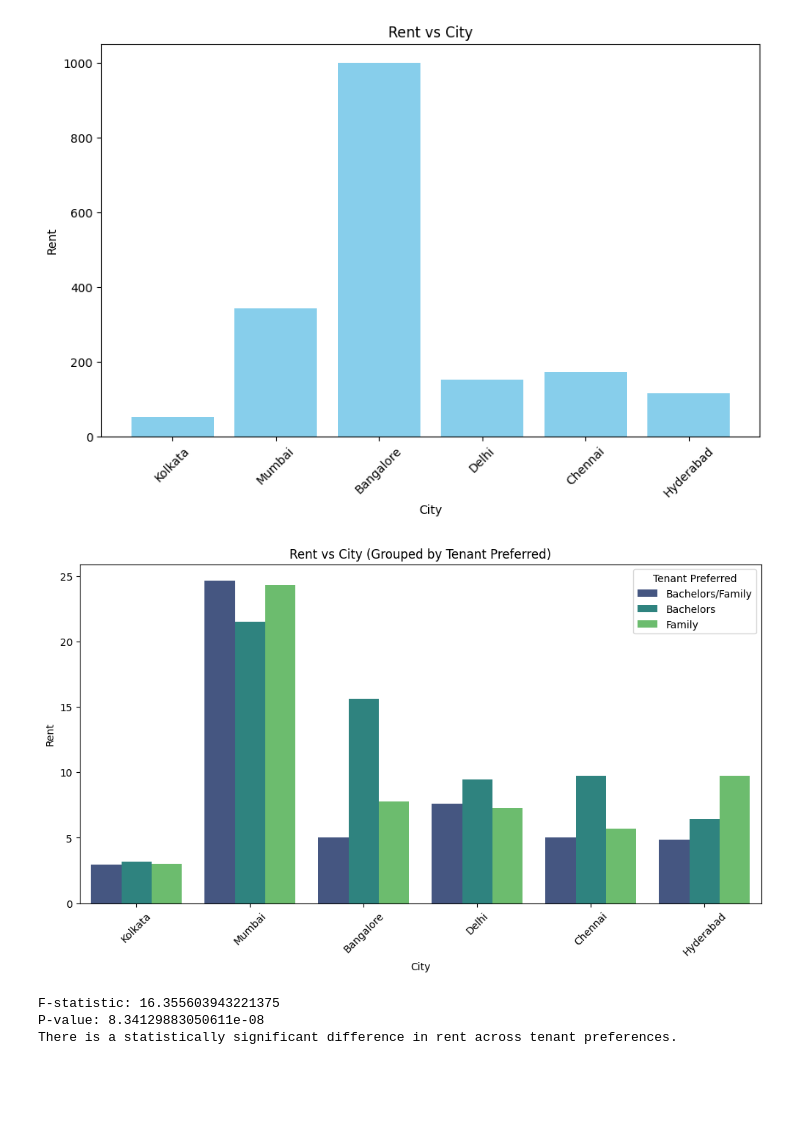
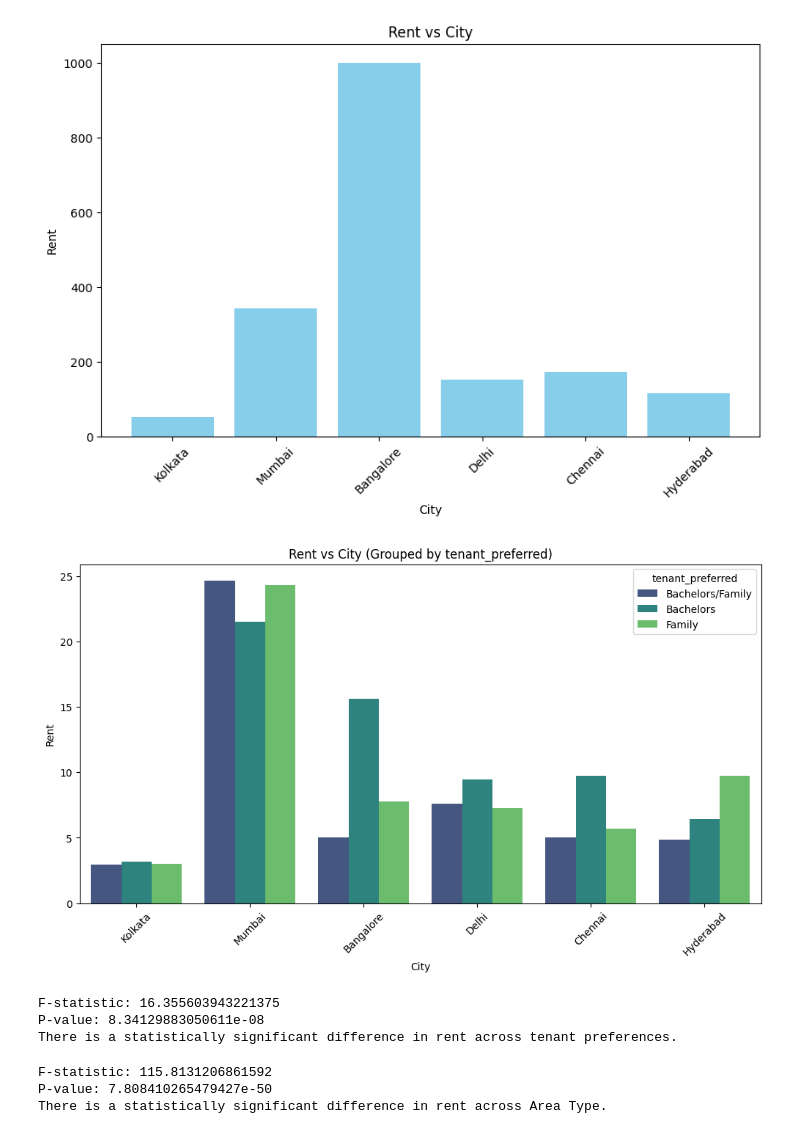
Before and after one commit to peekaboo5149/predictions, a Jupyter notebook: house_price_prediction.ipynb, the cells around one changed output. Cells and saved outputs as stored; diff of their text form; code cells hidden in the pictures; blank space fills up the shorter version.

```diff
--- a/house_price_prediction.ipynb
+++ b/house_price_prediction.ipynb
@@ -289,18 +289,20 @@ plt.show()
 import matplotlib.pyplot as plt
 import seaborn as sns
 
-# Set the figure size
-plt.figure(figsize=(12, 6))
+def enum_type_vs_rent_city(col):
+    # Set the figure size
+    plt.figure(figsize=(12, 6))
 
-# Create a grouped bar plot
-sns.barplot(x='city', y='rent', hue='tenant_preferred', data=df, errorbar=None, palette='viridis')
-
-# Add labels and title
-plt.xlabel('City')
-plt.ylabel('Rent')
-plt.title('Rent vs City (Grouped by Tenant Preferred)')
-plt.xticks(rotation=45)  # Rotate x-axis labels for better readability
-plt.legend(title='Tenant Preferred')
-plt.show()
+    # Create a grouped bar plot
+    sns.barplot(x='city', y='rent', hue=col, data=df, errorbar=None, palette='viridis')
+    # Add labels and title
+    plt.xlabel('City')
+    plt.ylabel('Rent')
+    plt.title(f'Rent vs City (Grouped by {col})')
+    plt.xticks(rotation=45)  # Rotate x-axis labels for better readability
+    plt.legend(title=col)
+    plt.show()
-# %% [output]
-[figure, removed]
+# %%
+enum_type_vs_rent_city('tenant_preferred')
+# %% [output]
+[figure, added]
@@ -326,3 +330,17 @@ else:
 F-statistic: 16.355603943221375
 P-value: 8.34129883050611e-08
 There is a statistically significant difference in rent across tenant preferences.
+# %%
+# Rent vs area_type
+f_statistic, p_value = statistical_sig('area_type')
+print(f"F-statistic: {f_statistic}")
+print(f"P-value: {p_value}")
+# Interpret the results
+if p_value < 0.05:
+    print("There is a statistically significant difference in rent across Area Type.")
+else:
+    print("There is NO statistically significant difference in rent across Area Type.")
+# %% [output]
+F-statistic: 115.8131206861592
+P-value: 7.808410265479427e-50
+There is a statistically significant difference in rent across Area Type.
```
Also changed, not shown: parts of 10 cells of this notebook.
